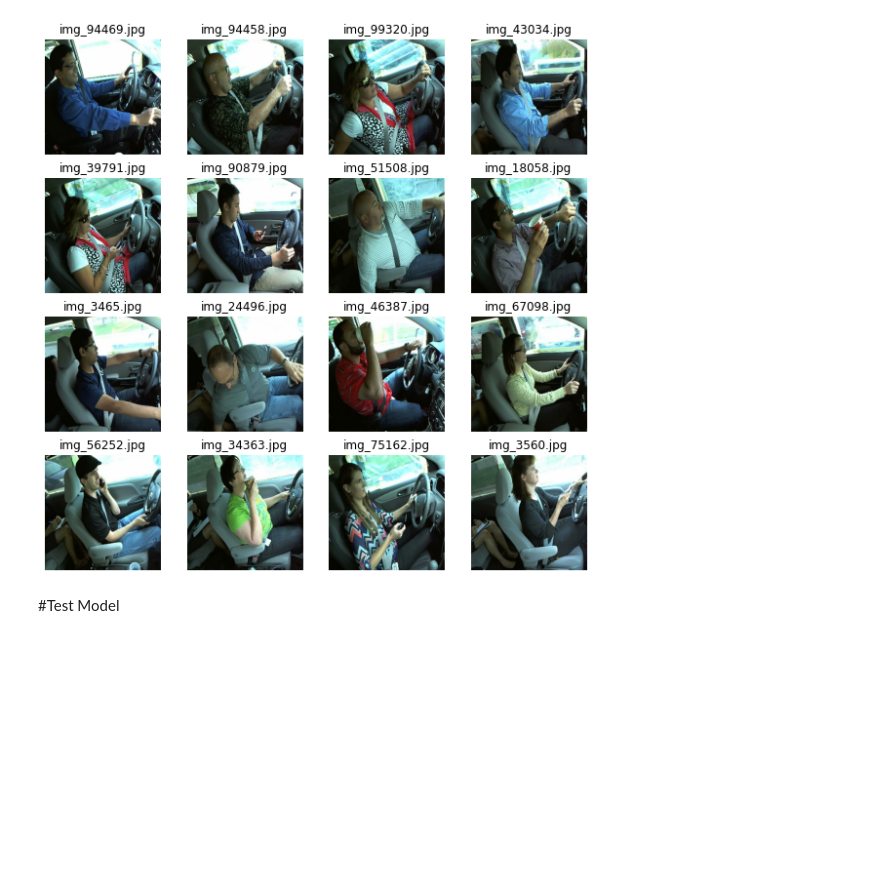
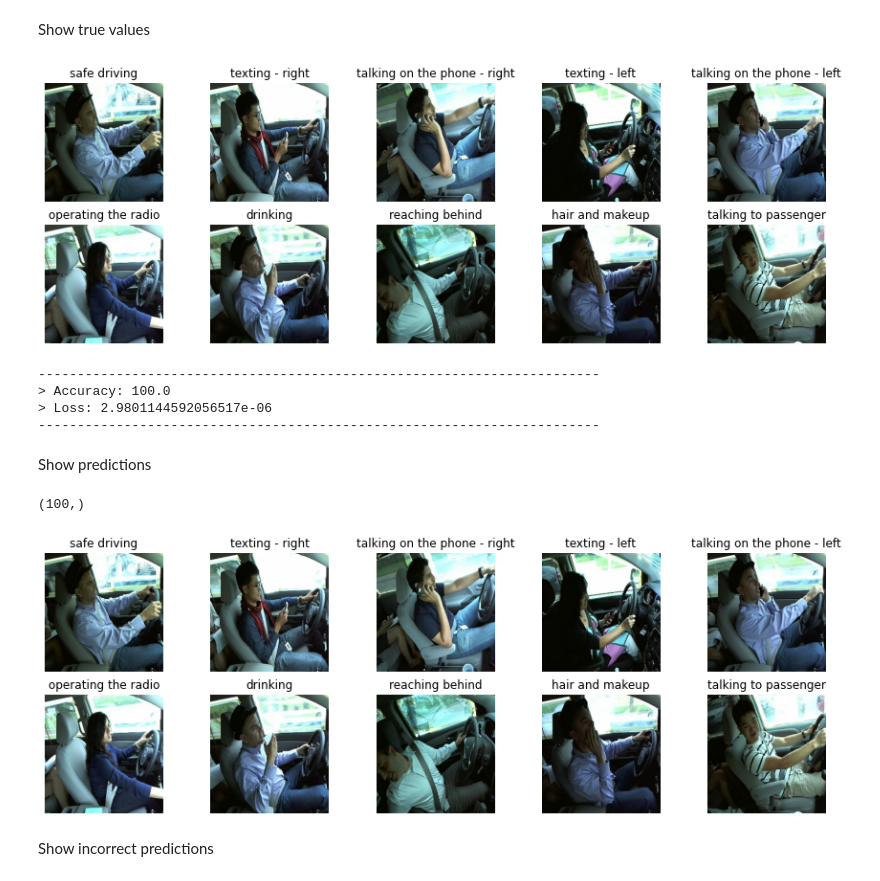
Before and after one commit to AshnakAGQ/DistractedDriver, a Jupyter notebook: project.ipynb, the cells around one changed output. Drawn from its saved outputs; the diff is of its cells as text; code cells hidden in the pictures; blank space fills up the shorter version.

```diff
--- a/project.ipynb
+++ b/project.ipynb
@@ -117,14 +41,65 @@ full_ds = full_ds.batch(batch_size)
+# %% [markdown]
+Show true values
+# %%
+import matplotlib.pyplot as plt
+classes = ["safe driving", "texting - right", "talking on the phone - right", "texting - left", "talking on the phone - left", "operating the radio", "drinking", "reaching behind", "hair and makeup", "talking to passenger"]
+
+plt.figure(figsize=(15, 5))
+i=0
+for images, labels in full_ds:
+    ax = plt.subplot(2, 5, i + 1)
+    plt.imshow(images[i].numpy().astype("uint8"))
+    plt.title(classes[int(labels[i])])
+    plt.axis("off")
+    i += 1
+# %% [output]
+[figure, added]
+# %%
+vgg_model = keras.models.load_model('frozen_vgg16_model.h5')
+def VGG_preprocess(image,score):
+    image = keras.applications.vgg16.preprocess_input(image)
+    if score is None:
+        return image
+    else:
+        return image, score
+
+test = full_ds.map(VGG_preprocess, num_parallel_calls=tf.data.experimental.AUTOTUNE)
+test = test.prefetch(tf.data.experimental.AUTOTUNE)
+
+scores = vgg_model.evaluate(test, verbose=0)
+predictions = vgg_model.predict(test)
+accuracies = (scores[1] * 100)
+losses = (scores[0])
+
+print('------------------------------------------------------------------------')
+print(f'> Accuracy: {accuracies}')
+print(f'> Loss: {losses}')
+print('------------------------------------------------------------------------')
+# %% [output]
+------------------------------------------------------------------------
+> Accuracy: 100.0
+> Loss: 2.9801144592056517e-06
+------------------------------------------------------------------------
+# %% [markdown]
+Show predictions
 # %%
-import matplotlib.pyplot as plt
+import numpy as np
 
-plt.figure(figsize=(10, 10))
-for images, labels in full_ds.take(1):
-    for i in range(16):
-        ax = plt.subplot(4, 4, i + 1)
-        plt.imshow(images[i].numpy().astype("uint8"))
-        plt.title(labels[i].numpy().decode("utf-8") )
-        plt.axis("off")
+plt.figure(figsize=(15, 5))
+pred = np.argmax(predictions, axis=1)
+print(pred.shape)
+
+i=0
+
+for images, labels in full_ds:
+  ax = plt.subplot(2, 5, i+1)
+  plt.imshow(images[i].numpy().astype("uint8"))
+  plt.title(classes[i])
+  plt.axis("off")
+  i += 1
+examples_per_class = 1
+
+plt.show()
 # %% [output]
+(100,)
-[figure, old version]
+[figure, new version]
-# %% [markdown]
-#Test Model
@@ -151,0 +106,2 @@ result.to_csv("results.csv", index=False)
+# %% [markdown]
+Show incorrect predictions
```
Also changed, not shown: parts of 17 cells of this notebook.
